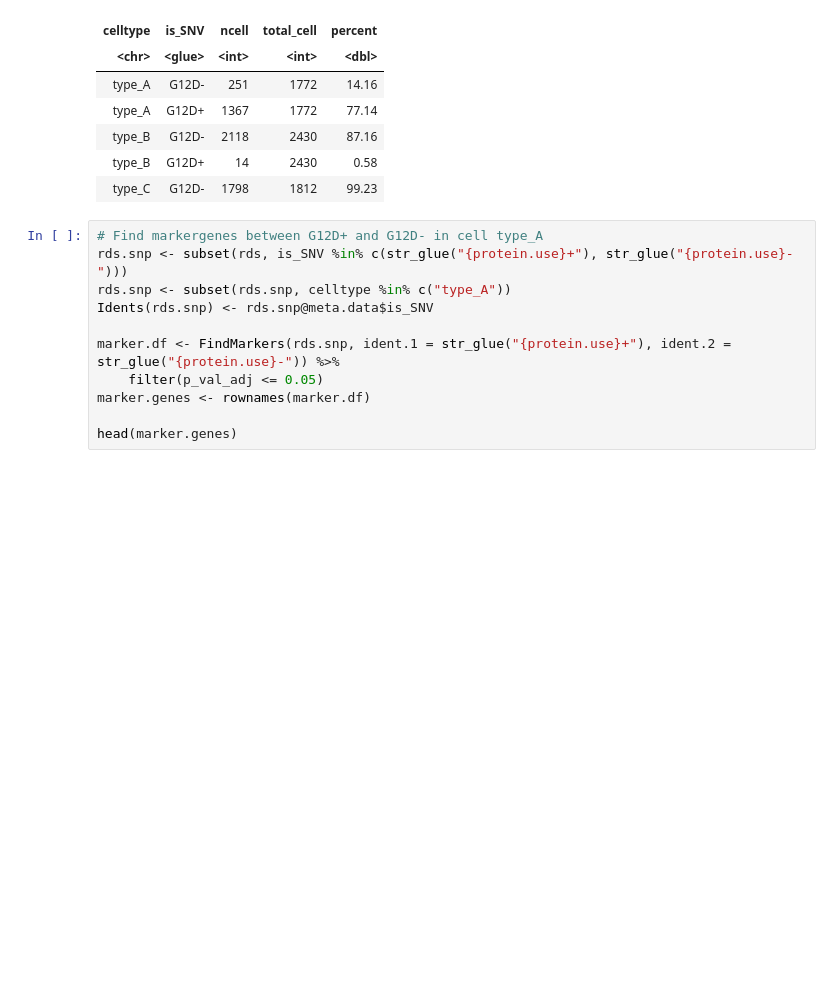
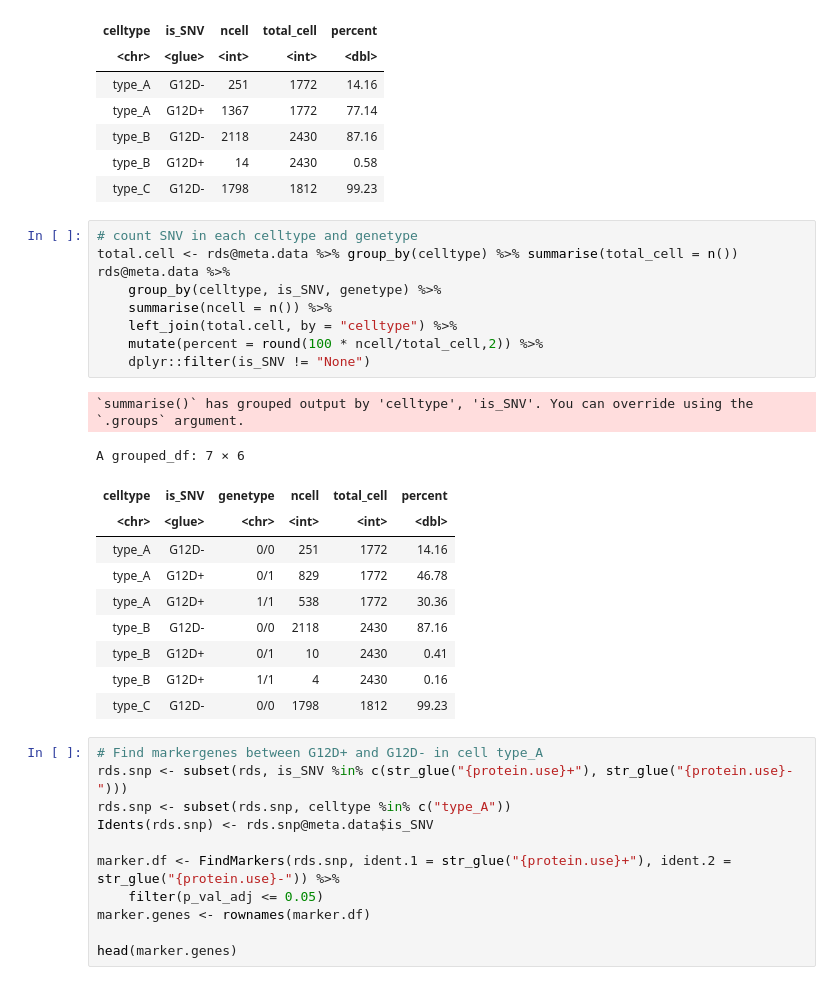
Before and after one commit to singleron-RD/analysis_guide, a Jupyter notebook: SNP_analysis.ipynb, the cells around one changed output. Drawn from its saved outputs; the diff is of its cells as text; blank space fills up the shorter version.

```diff
--- a/SNP_analysis.ipynb
+++ b/SNP_analysis.ipynb
@@ -169,6 +173,27 @@ A grouped_df: 5 × 5
 | type_B | G12D- | 2118 | 2430 | 87.16 |
 | type_B | G12D+ | 14 | 2430 | 0.58 |
 | type_C | G12D- | 1798 | 1812 | 99.23 |
+# %%
+# count SNV in each celltype and genetype
+total.cell <- rds@meta.data %>% group_by(celltype) %>% summarise(total_cell = n())
+rds@meta.data %>%
+    group_by(celltype, is_SNV, genetype) %>%
+    summarise(ncell = n()) %>%
+    left_join(total.cell, by = "celltype") %>%
+    mutate(percent = round(100 * ncell/total_cell,2)) %>%
+    dplyr::filter(is_SNV != "None")
+# %% [output]
+`summarise()` has grouped output by 'celltype', 'is_SNV'. You can override using the `.groups` argument.
+A grouped_df: 7 × 6
+| celltype | is_SNV | genetype | ncell | total_cell | percent |
+| <chr> | <glue> | <chr> | <int> | <int> | <dbl> |
+| type_A | G12D- | 0/0 | 251 | 1772 | 14.16 |
+| type_A | G12D+ | 0/1 | 829 | 1772 | 46.78 |
+| type_A | G12D+ | 1/1 | 538 | 1772 | 30.36 |
+| type_B | G12D- | 0/0 | 2118 | 2430 | 87.16 |
+| type_B | G12D+ | 0/1 | 10 | 2430 | 0.41 |
+| type_B | G12D+ | 1/1 | 4 | 2430 | 0.16 |
+| type_C | G12D- | 0/0 | 1798 | 1812 | 99.23 |
 # %%
 # Find markergenes between G12D+ and G12D- in cell type_A
 rds.snp <- subset(rds, is_SNV %in% c(str_glue("{protein.use}+"), str_glue("{protein.use}-")))
```
Also changed, not shown: parts of 2 cells of this notebook.
